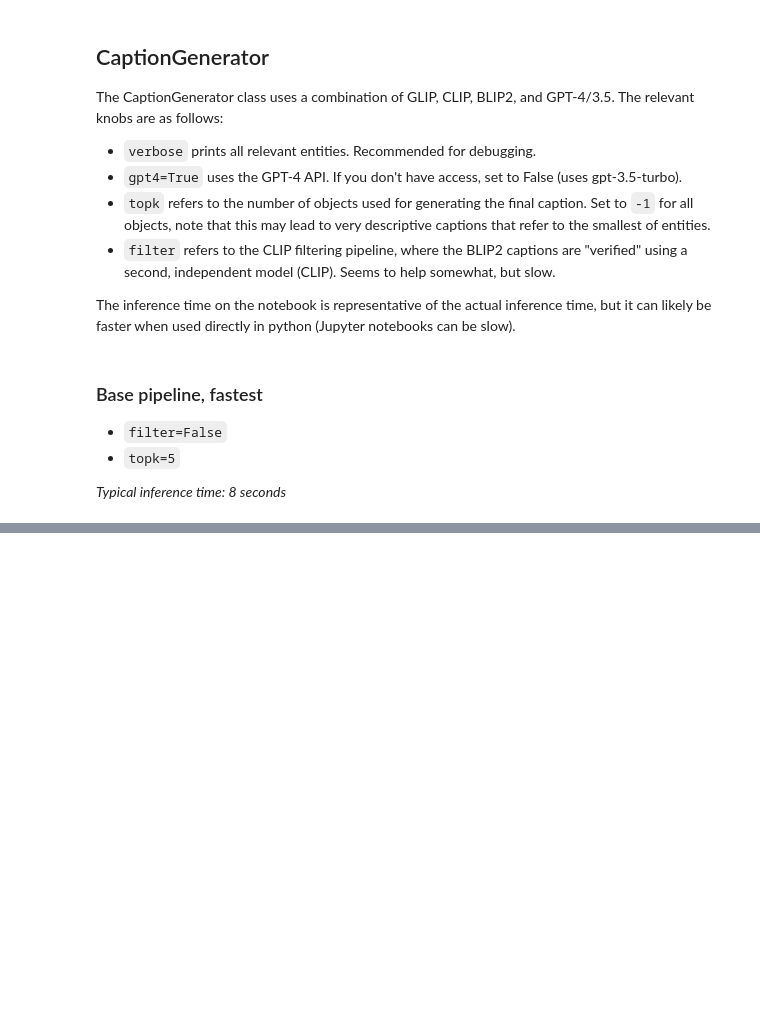
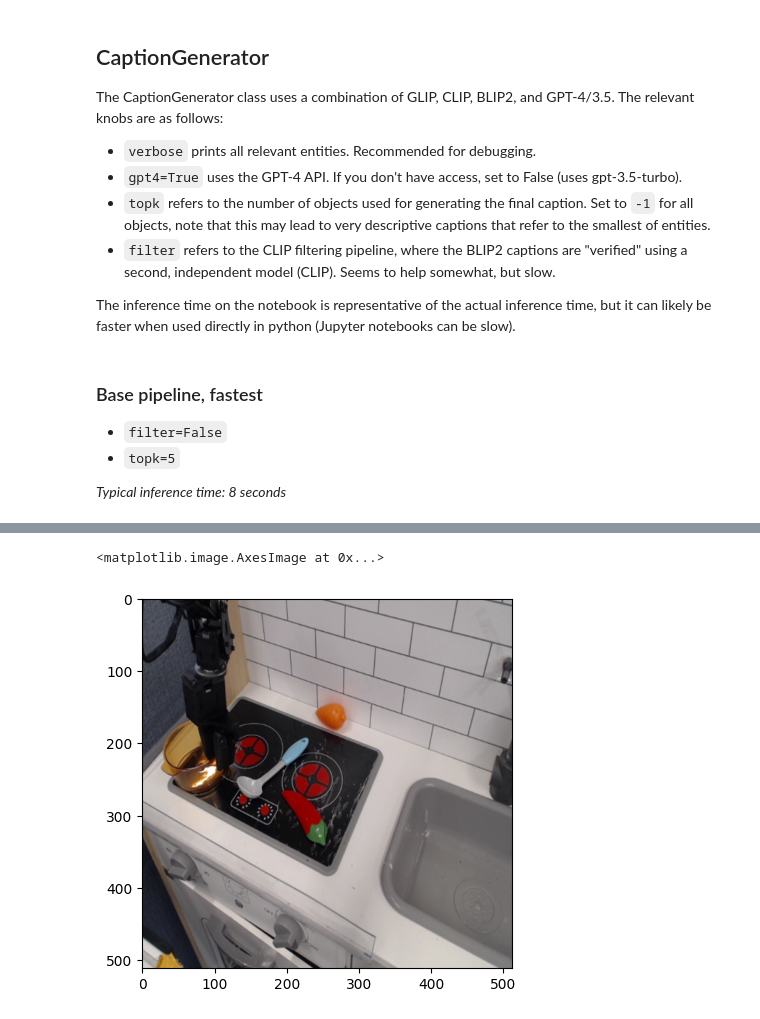
Before and after one commit to robodhruv/autocaptioning-modelception, a Jupyter notebook: playground.ipynb, the cells around one changed output, grey strips where cells are left out. Cells and saved outputs as stored; diff of their text form; code cells hidden in the pictures; blank space fills up the shorter version.

```diff
--- a/playground.ipynb
+++ b/playground.ipynb
@@ -105,0 +144,6 @@ A kitchen and living room with a large window, featuring a white countertop with
+# %%
+image = examples[1]
+plt.imshow(image)
+# %% [output]
+<matplotlib.image.AxesImage at 0x...>
+[figure, added]
```
Also changed, not shown: parts of 22 cells of this notebook, 3 other files.
